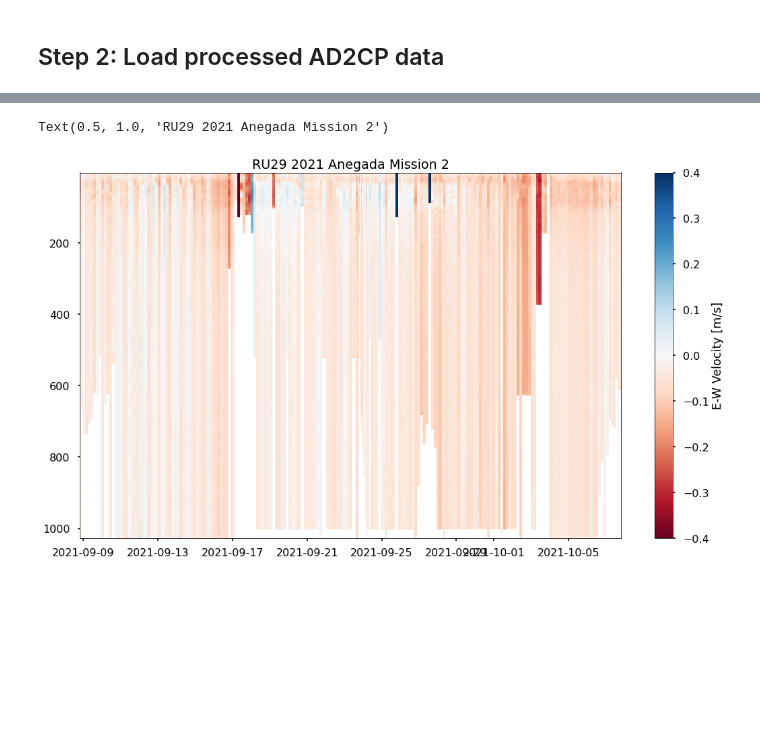
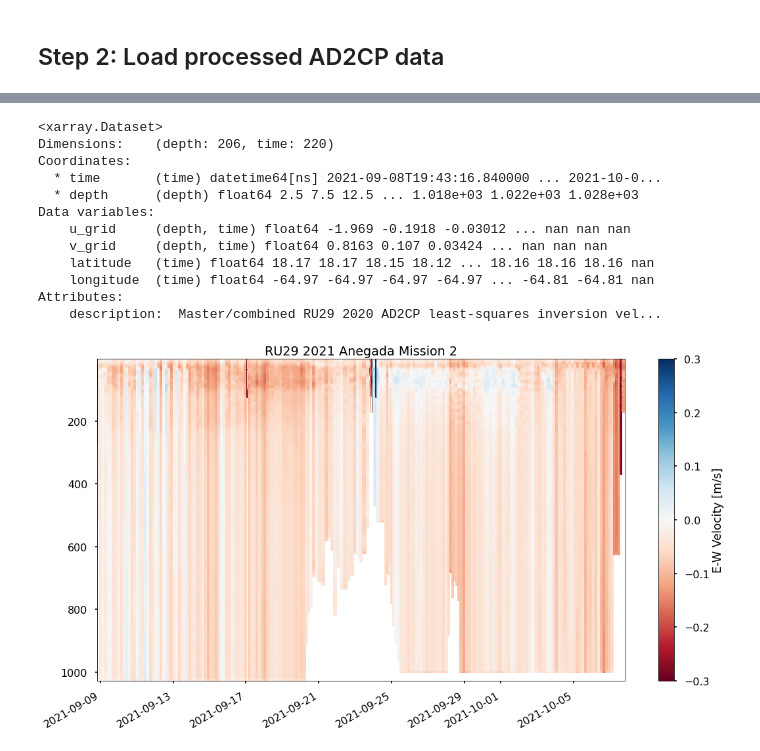
Before and after one commit to JGradone/Slocum-AD2CP, a Jupyter notebook: notebooks/03_Slocum_AD2CP_Analysis_RU29_2021_Mission_2.ipynb, the cells around one changed output, grey strips where cells are left out. Saved outputs shown, nothing was run; the diff lists cells and outputs as text; code cells hidden in the pictures; blank space fills up the shorter version.

```diff
--- a/notebooks/03_Slocum_AD2CP_Analysis_RU29_2021_Mission_2.ipynb
+++ b/notebooks/03_Slocum_AD2CP_Analysis_RU29_2021_Mission_2.ipynb
@@ -66,7 +67,9 @@ gdf
 # %% [markdown]
 ## Step 2: Load processed AD2CP data
 # %%
-path = "/home/jg1200/Data/GliderData/RU29/RU29_2021_Mission_2_AD2CP_NC/Processed/"
+#path = "/home/jg1200/Data/GliderData/RU29/RU29_2021_Mission_2_AD2CP_NC/Processed/"
+path = "/Users/joegradone/SynologyDrive/Drive/Rutgers/Research/data/Glider/RU_29/2021_Mission_2_Processed_Velocity_Profiles/"
+
 files = np.sort(glob.glob(path+'*.csv'))
 
 df = pd.concat(map(pd.read_csv, files))
@@ -115,13 +118,44 @@ for x in np.arange(0,len(files)):
     inversion_lon[x] = df.longitude.values[0]
     inversion_time[x] = pd.to_datetime(df.start_tm.values[0])
 
-inversion_time = np.sort(inversion_time)
+
+## Now stuff into an organized xarray dataset
+ds = xr.Dataset(
+    data_vars=dict(
+        u_grid    = (["depth", "time"], u_grid),
+        v_grid    = (["depth", "time"], v_grid),
+        latitude  = (["time"], inversion_lat),
+        longitude = (["time"], inversion_lon)
+    ),
+    coords=dict(
+        time  = pd.to_datetime(inversion_time).tz_localize(None).values,
+        depth = inversion_depth
+    ),
+    attrs=dict(description="Master/combined RU29 2020 AD2CP least-squares inversion velocity profile dataset"),
+)
+
+## Sort by time because files may not have in read in chronological order
+ds = ds.sortby(ds.time)
+ds
+# %% [output]
+<xarray.Dataset>
+Dimensions:    (depth: 206, time: 220)
+Coordinates:
+  * time       (time) datetime64[ns] 2021-09-08T19:43:16.840000 ... 2021-10-0...
+  * depth      (depth) float64 2.5 7.5 12.5 ... 1.018e+03 1.022e+03 1.028e+03
+Data variables:
+    u_grid     (depth, time) float64 -1.969 -0.1918 -0.03012 ... nan nan nan
+    v_grid     (depth, time) float64 0.8163 0.107 0.03424 ... nan nan nan
+    latitude   (time) float64 18.17 18.17 18.15 18.12 ... 18.16 18.16 18.16 nan
+    longitude  (time) float64 -64.97 -64.97 -64.97 -64.97 ... -64.81 -64.81 nan
+Attributes:
+    description:  Master/combined RU29 2020 AD2CP least-squares inversion vel...
 # %%
 plt.figure(figsize=(18,10))
-plt.pcolormesh(inversion_time,inversion_depth,u_grid,cmap='RdBu',vmin=-0.4,vmax=0.4)
+plt.pcolormesh(ds.time,ds.depth,ds.u_grid,cmap='RdBu',vmin=-0.3,vmax=0.3)
 plt.gca().invert_yaxis()
 plt.colorbar(label='E-W Velocity [m/s]')
 plt.title('RU29 2021 Anegada Mission 2')
+plt.gcf().autofmt_xdate()
 # %% [output]
-Text(0.5, 1.0, 'RU29 2021 Anegada Mission 2')
-[figure, old version]
+[figure, new version]
```
Also changed, not shown: parts of 26 cells of this notebook, 4 other files.
